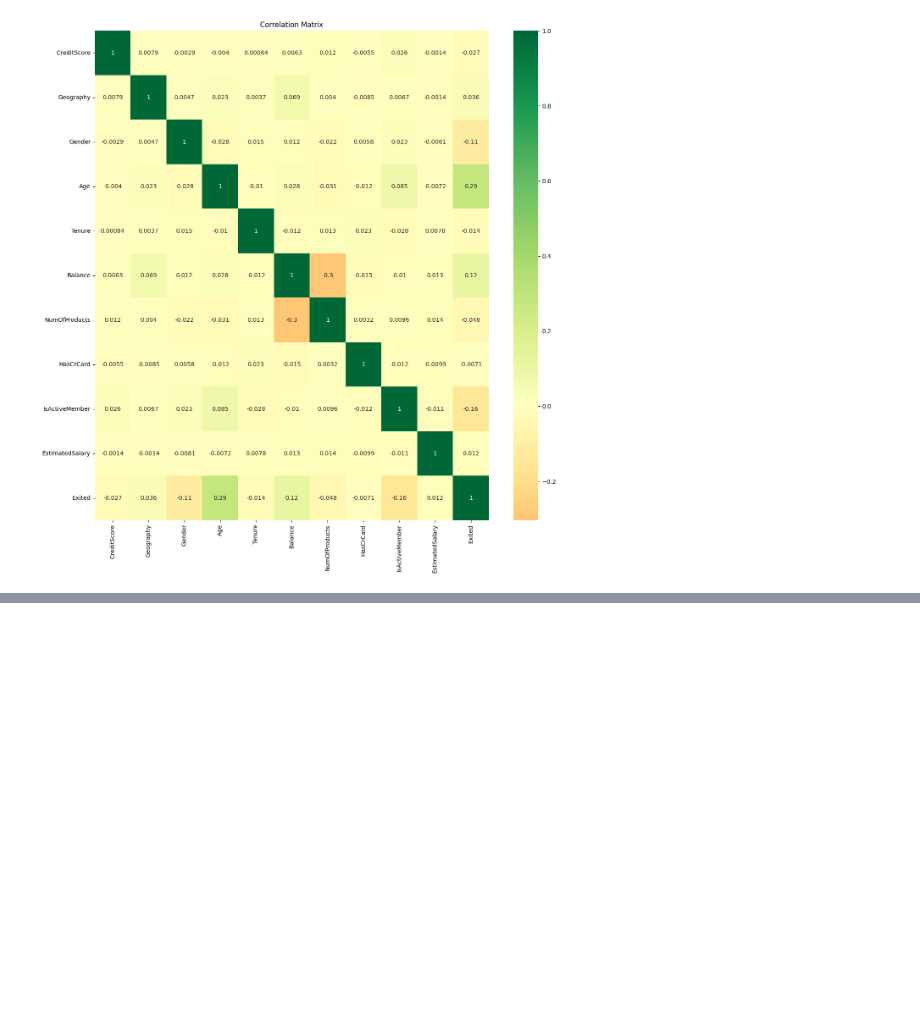
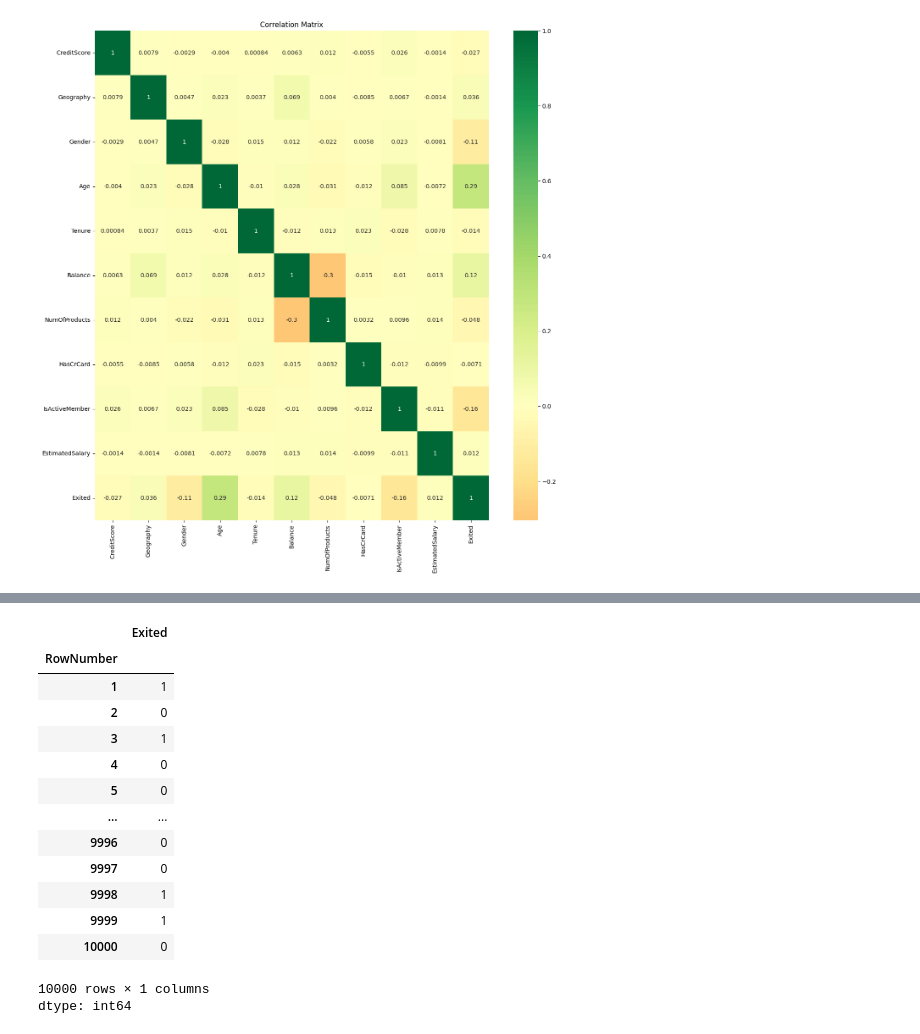
Before and after one commit to Saifullah785/deep-learning-projects, a Jupyter notebook: Project_05_Customer_Churn_classification_with_ANN/Project_05_Customer_Churn_classification_with_ANN.ipynb, the cells around one changed output, grey strips where cells are left out. Drawn from its saved outputs; the diff is of its cells as text; code cells hidden in the pictures; blank space fills up the shorter version.

Commit message:
Created using Colab while working and code practice on project 05, the section of the train test split

```diff
--- a/Project_05_Customer_Churn_classification_with_ANN/Project_05_Customer_Churn_classification_with_ANN.ipynb
+++ b/Project_05_Customer_Churn_classification_with_ANN/Project_05_Customer_Churn_classification_with_ANN.ipynb
@@ -119,8 +125,8 @@ churn_data['Gender'] = churn_data['Gender'].map({'Female':0, 'Male':1})
 # %%
 # Encoding
 
-# Create a copy of the churn_data DataFrame after encoding
-churn_data_encoded = churn_data
+# Create a copy of the churn_data DataFrame after encoding to preserve the original data
+churn_data_encoded = churn_data.copy()
 # %%
 # Encoding
 
@@ -159,0 +175,6 @@ Text(0.5, 1.0, 'Correlation Matrix')
+# %%
+# Train Test split
+
+# Separate the features (x) and the target variable (y)
+x = churn_data_encoded.drop(['Exited'], axis=1) # Features are all columns except 'Exited'
+y = churn_data_encoded.Exited # Target variable is 'Exited'
@@ -159,0 +192,19 @@ Text(0.5, 1.0, 'Correlation Matrix')
+# %%
+# Display the target variable Series (y)
+y
+# %% [output]
+|  | Exited |
+| RowNumber |  |
+| 1 | 1 |
+| 2 | 0 |
+| 3 | 1 |
+| 4 | 0 |
+| 5 | 0 |
+| ... | ... |
+| 9996 | 0 |
+| 9997 | 0 |
+| 9998 | 1 |
+| 9999 | 1 |
+| 10000 | 0 |
+10000 rows × 1 columns
+dtype: int64
```
Also changed, not shown: parts of 19 cells of this notebook.
